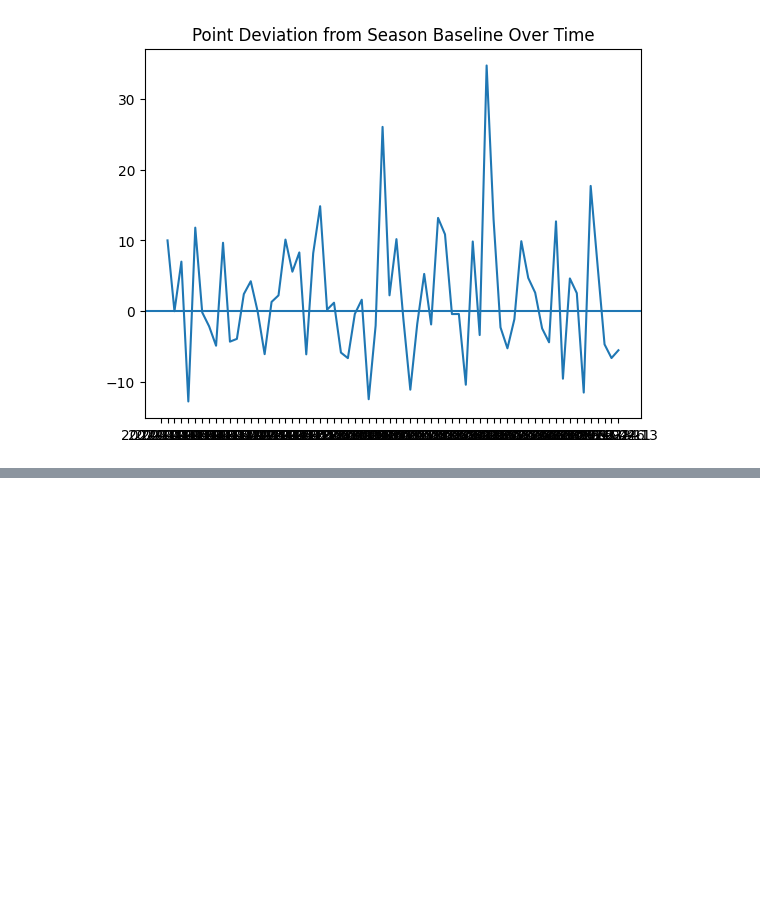
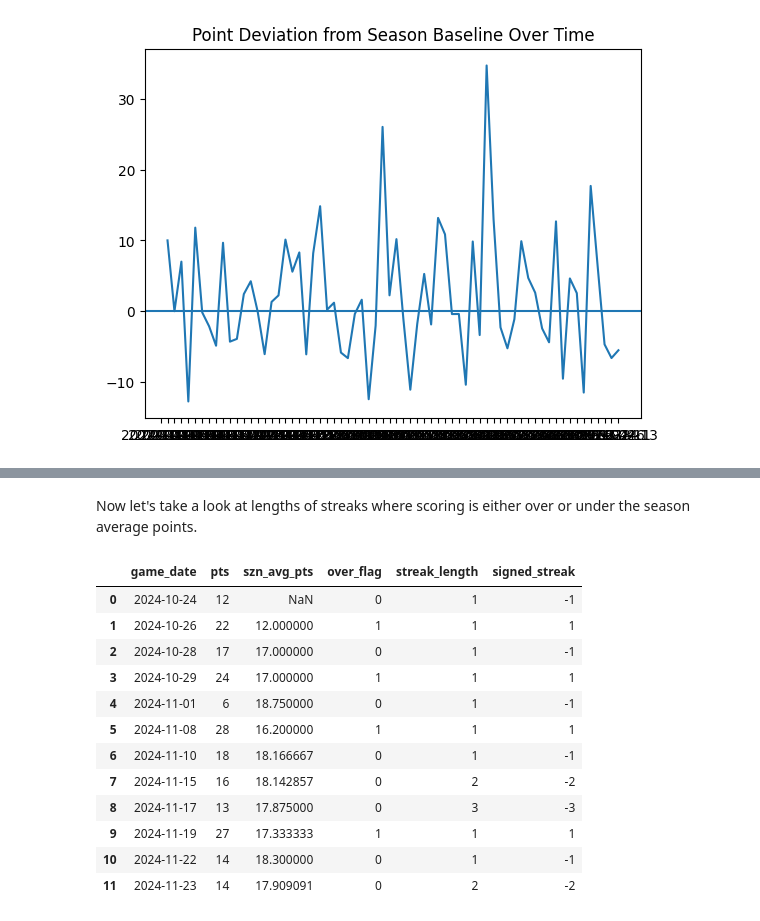
Before and after one commit to sibhisakthivel/nba-player-performance-streak-analysis, a Jupyter notebook: trend_analysis.ipynb, the cells around one changed output, grey strips where cells are left out. Cells and saved outputs as stored; diff of their text form; code cells hidden in the pictures; blank space fills up the shorter version.

Commit message:
finished eda, performing validation checks

```diff
--- a/trend_analysis.ipynb
+++ b/trend_analysis.ipynb
@@ -273,0 +333,66 @@ Now let's explore when hot or cold-streaks occurr.
+# %% [markdown]
+Now let's take a look at lengths of streaks where scoring is either over or under the season average points.
+# %%
+# ============================================
+# Compute Over / Under Performance Streaks
+# ============================================
+
+# Ensure data is ordered correctly
+analysis_dataset = (
+    analysis_dataset
+    .sort_values("game_date")
+    .reset_index(drop=True)
+)
+
+# --------------------------------------------
+# Step 1: Identify where a streak changes
+# A new streak starts whenever over_flag
+# differs from the previous game
+# --------------------------------------------
+analysis_dataset["streak_id"] = (
+    analysis_dataset["over_flag"]
+    .ne(analysis_dataset["over_flag"].shift())
+    .cumsum()
+)
+
+# --------------------------------------------
+# Step 2: Compute streak length within each run
+# cumcount() gives 0,1,2,... so we add 1
+# --------------------------------------------
+analysis_dataset["streak_length"] = (
+    analysis_dataset
+    .groupby("streak_id")
+    .cumcount()
+    .add(1)
+)
+
+# --------------------------------------------
+# Step 3: Signed streaks (optional but useful)
+# Positive = over-performance streak
+# Negative = under-performance streak
+# --------------------------------------------
+analysis_dataset["signed_streak"] = (
+    analysis_dataset["streak_length"]
+    * analysis_dataset["over_flag"].replace({0: -1})
+)
+
+# --------------------------------------------
+# Sanity check: inspect early rows
+# --------------------------------------------
+analysis_dataset[
+    ["game_date", "pts", "szn_avg_pts", "over_flag", "streak_length", "signed_streak"]
+].head(12)
+# %% [output]
+|  | game_date | pts | szn_avg_pts | over_flag | streak_length | signed_streak |
+| 0 | 2024-10-24 | 12 | NaN | 0 | 1 | -1 |
+| 1 | 2024-10-26 | 22 | 12.000000 | 1 | 1 | 1 |
+| 2 | 2024-10-28 | 17 | 17.000000 | 0 | 1 | -1 |
+| 3 | 2024-10-29 | 24 | 17.000000 | 1 | 1 | 1 |
+| 4 | 2024-11-01 | 6 | 18.750000 | 0 | 1 | -1 |
+| 5 | 2024-11-08 | 28 | 16.200000 | 1 | 1 | 1 |
+| 6 | 2024-11-10 | 18 | 18.166667 | 0 | 1 | -1 |
+| 7 | 2024-11-15 | 16 | 18.142857 | 0 | 2 | -2 |
+| 8 | 2024-11-17 | 13 | 17.875000 | 0 | 3 | -3 |
+| 9 | 2024-11-19 | 27 | 17.333333 | 1 | 1 | 1 |
+| 10 | 2024-11-22 | 14 | 18.300000 | 0 | 1 | -1 |
+| 11 | 2024-11-23 | 14 | 17.909091 | 0 | 2 | -2 |
```
Also changed, not shown: parts of 8 cells of this notebook.
